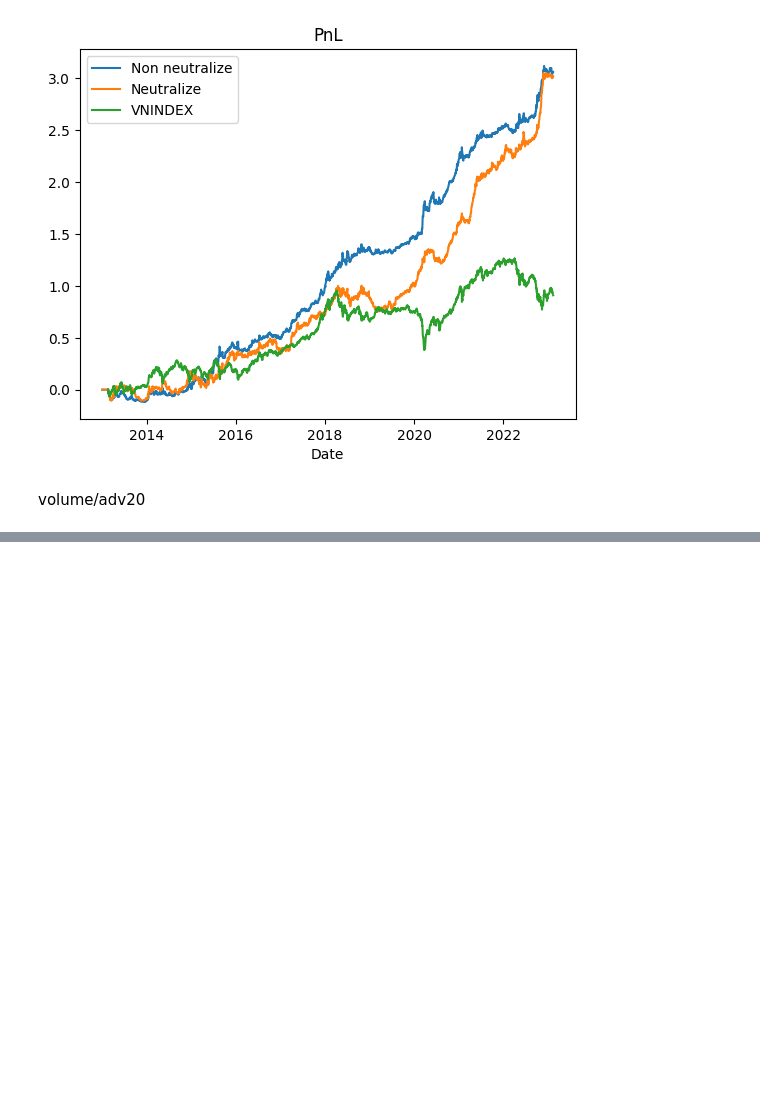
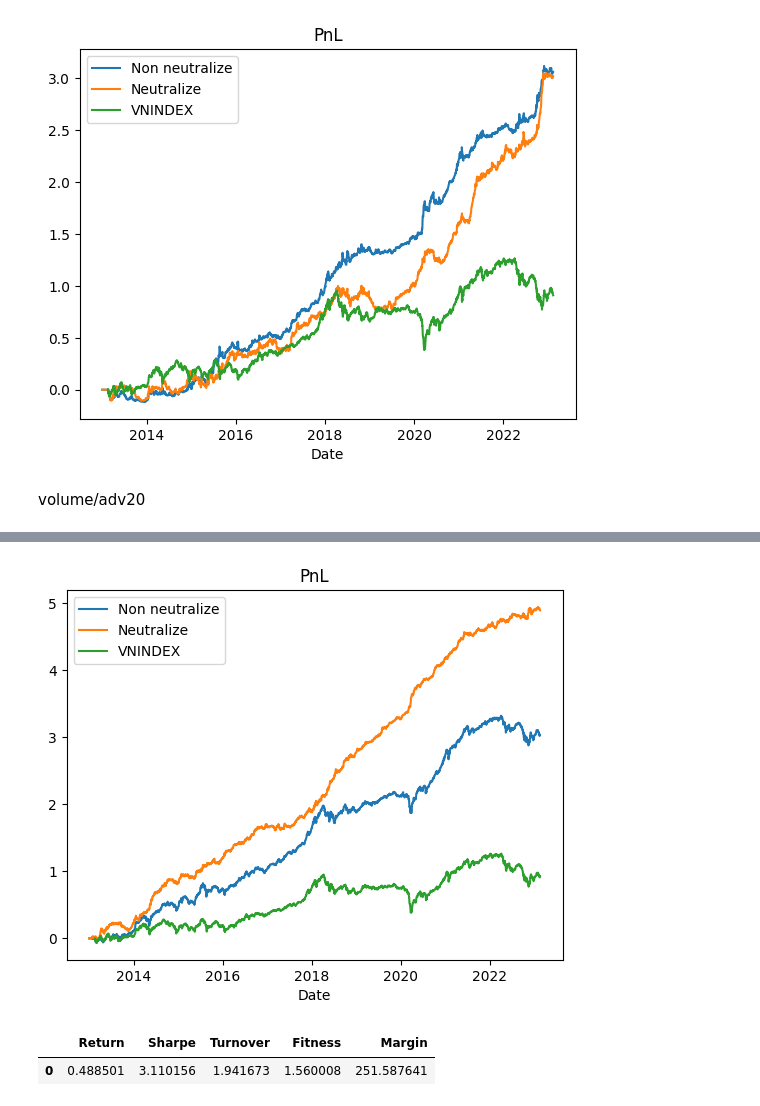
Before and after one commit to khanhtrinh2003/VN30-Strategy, a Jupyter notebook: main.ipynb, the cells around one changed output, grey strips where cells are left out. Cells and saved outputs as stored; diff of their text form; code cells hidden in the pictures; blank space fills up the shorter version.

```diff
--- a/main.ipynb
+++ b/main.ipynb
@@ -204,0 +178,37 @@ plot_vnindex()
+# %%
+s = ts_sum(close,20)/20
+le1 = s * 0.95
+le2 = s * 0.9
+le3 = s * 0.85
+le4 = s * 0.8
+le5 = s * 0.75
+le6 = s * 0.70
+alpha = trade_when(low < le6,alpha5 + 0.5*abs(alpha5),
+                   trade_when(low < le5,alpha5 + 0.4*abs(alpha5),
+                              trade_when(low < le4,alpha5 + 0.32*abs(alpha5),
+                                         trade_when(low < le3,alpha5 + 0.25*abs(alpha5),
+                                                    trade_when(low < le2,alpha5 + 0.2*abs(alpha5),
+                                                               trade_when(low < le1,alpha5+0.1*abs(alpha5),alpha5)
+                                                               )
+                                                    )
+                                         )
+                              )
+                   )
+w =weights(alpha, neutrali=0)
+w1 =weights(alpha,neutrali=1)
+
+returns = close.pct_change()
+a = Simresult(w,returns)
+a.plot_pnl("Non neutralize")
+
+b = Simresult(w1,returns)
+b.plot_pnl("Neutralize")
+
+plot_vnindex()
+# %% [output]
+[figure, added]
+# %%
+b.get_overall()
+# %% [output]
+|  | Return | Sharpe | Turnover | Fitness | Margin |
+| 0 | 0.488501 | 3.110156 | 1.941673 | 1.560008 | 251.587641 |
```
Also changed, not shown: parts of 26 cells of this notebook, 8 other files.
